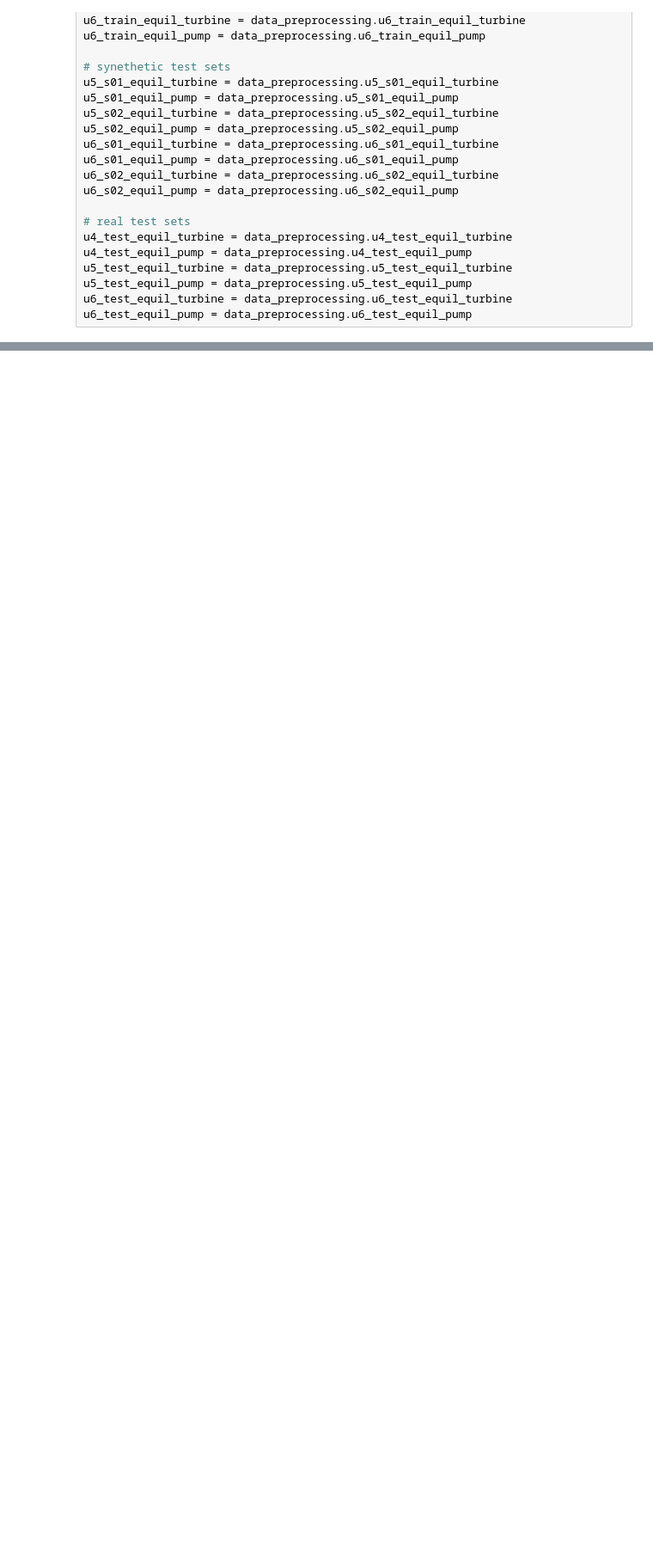
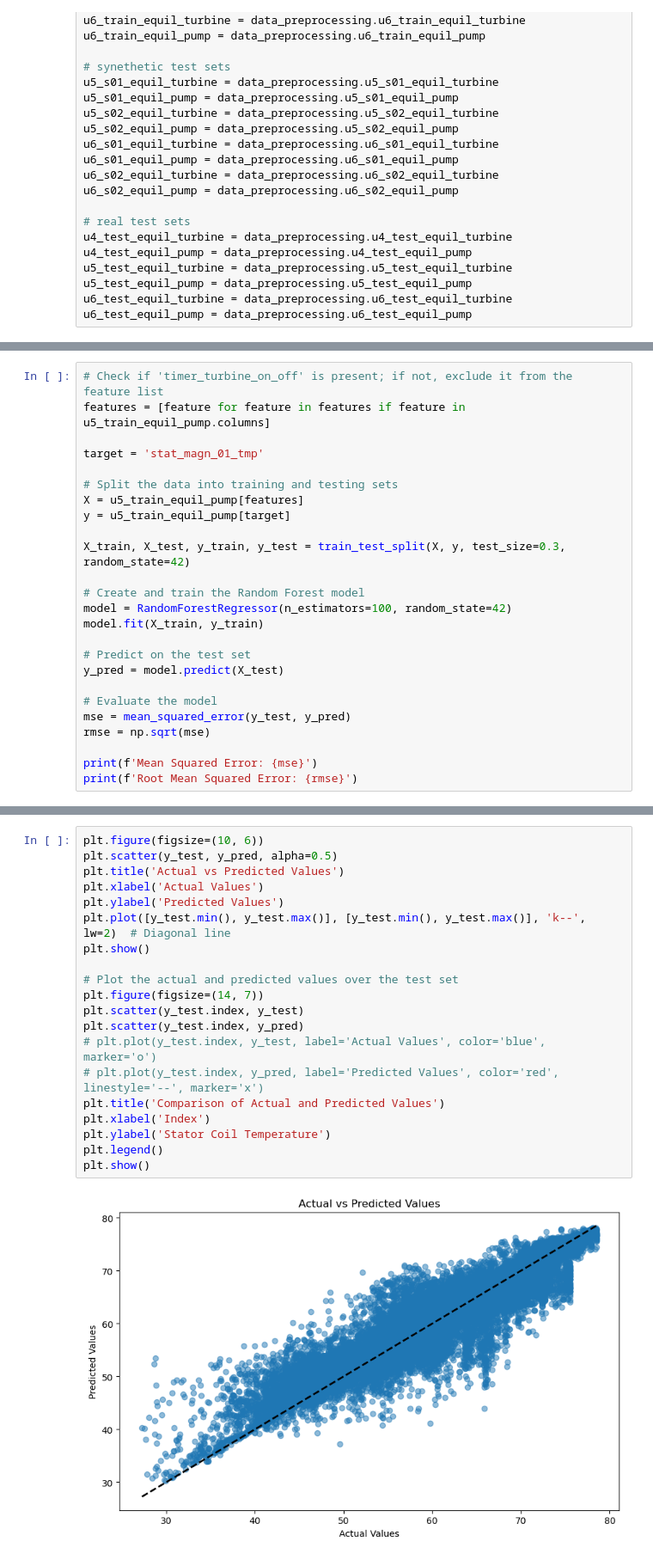
Before and after one commit to j0shcd/ml4pm-project, a Jupyter notebook: josh_models.ipynb, the cells around one changed output, grey strips where cells are left out. Shown: that part at 86% size. Saved outputs shown, nothing was run; the diff lists cells and outputs as text; blank space fills up the shorter version.

Commit message:
random forest

```diff
--- a/josh_models.ipynb
+++ b/josh_models.ipynb
@@ -49,0 +73,25 @@ u4_train_equil_pump
+# %%
+# Check if 'timer_turbine_on_off' is present; if not, exclude it from the feature list
+features = [feature for feature in features if feature in u5_train_equil_pump.columns]
+
+target = 'stat_magn_01_tmp'
+
+# Split the data into training and testing sets
+X = u5_train_equil_pump[features]
+y = u5_train_equil_pump[target]
+
+X_train, X_test, y_train, y_test = train_test_split(X, y, test_size=0.3, random_state=42)
+
+# Create and train the Random Forest model
+model = RandomForestRegressor(n_estimators=100, random_state=42)
+model.fit(X_train, y_train)
+
+# Predict on the test set
+y_pred = model.predict(X_test)
+
+# Evaluate the model
+mse = mean_squared_error(y_test, y_pred)
+rmse = np.sqrt(mse)
+
+print(f'Mean Squared Error: {mse}')
+print(f'Root Mean Squared Error: {rmse}')
@@ -49,0 +106,22 @@ u4_train_equil_pump
+# %%
+plt.figure(figsize=(10, 6))
+plt.scatter(y_test, y_pred, alpha=0.5)
+plt.title('Actual vs Predicted Values')
+plt.xlabel('Actual Values')
+plt.ylabel('Predicted Values')
+plt.plot([y_test.min(), y_test.max()], [y_test.min(), y_test.max()], 'k--', lw=2)  # Diagonal line
+plt.show()
+
+# Plot the actual and predicted values over the test set
+plt.figure(figsize=(14, 7))
+plt.scatter(y_test.index, y_test)
+plt.scatter(y_test.index, y_pred)
+# plt.plot(y_test.index, y_test, label='Actual Values', color='blue', marker='o')
+# plt.plot(y_test.index, y_pred, label='Predicted Values', color='red', linestyle='--', marker='x')
+plt.title('Comparison of Actual and Predicted Values')
+plt.xlabel('Index')
+plt.ylabel('Stator Coil Temperature')
+plt.legend()
+plt.show()
+# %% [output]
+[figure, added]
```
Also changed, not shown: parts of 11 cells of this notebook, 1 other file.
